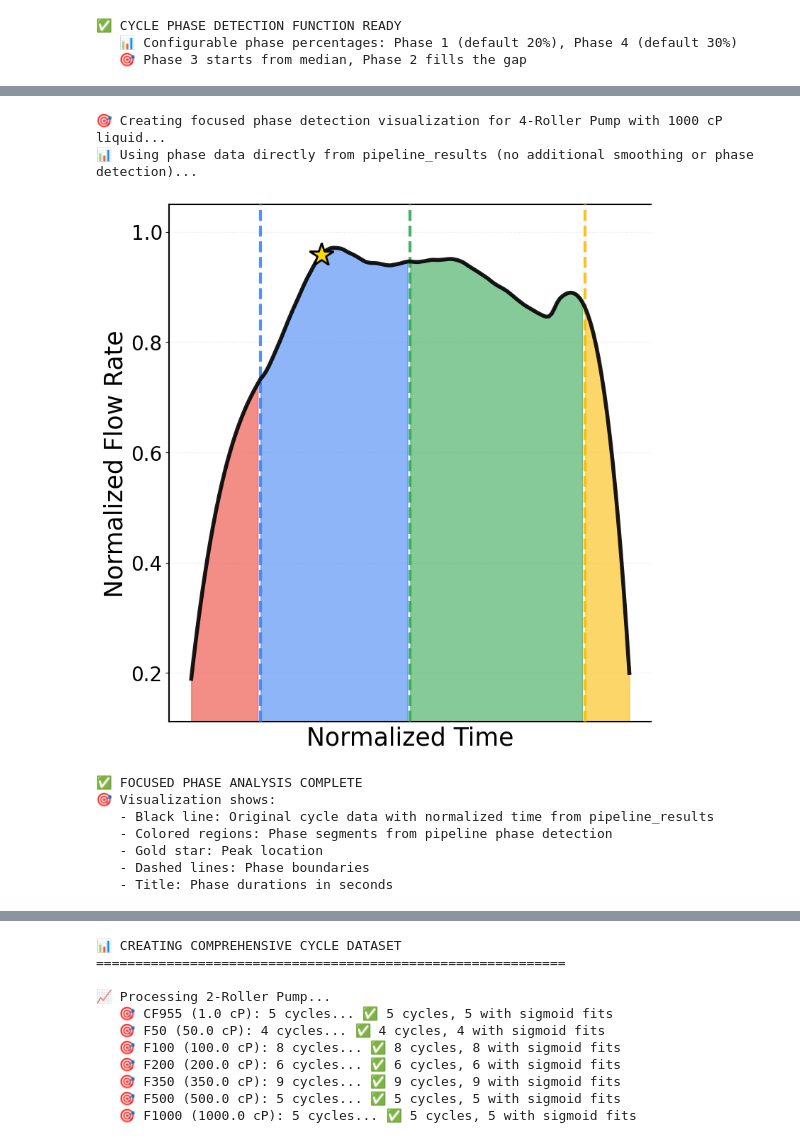
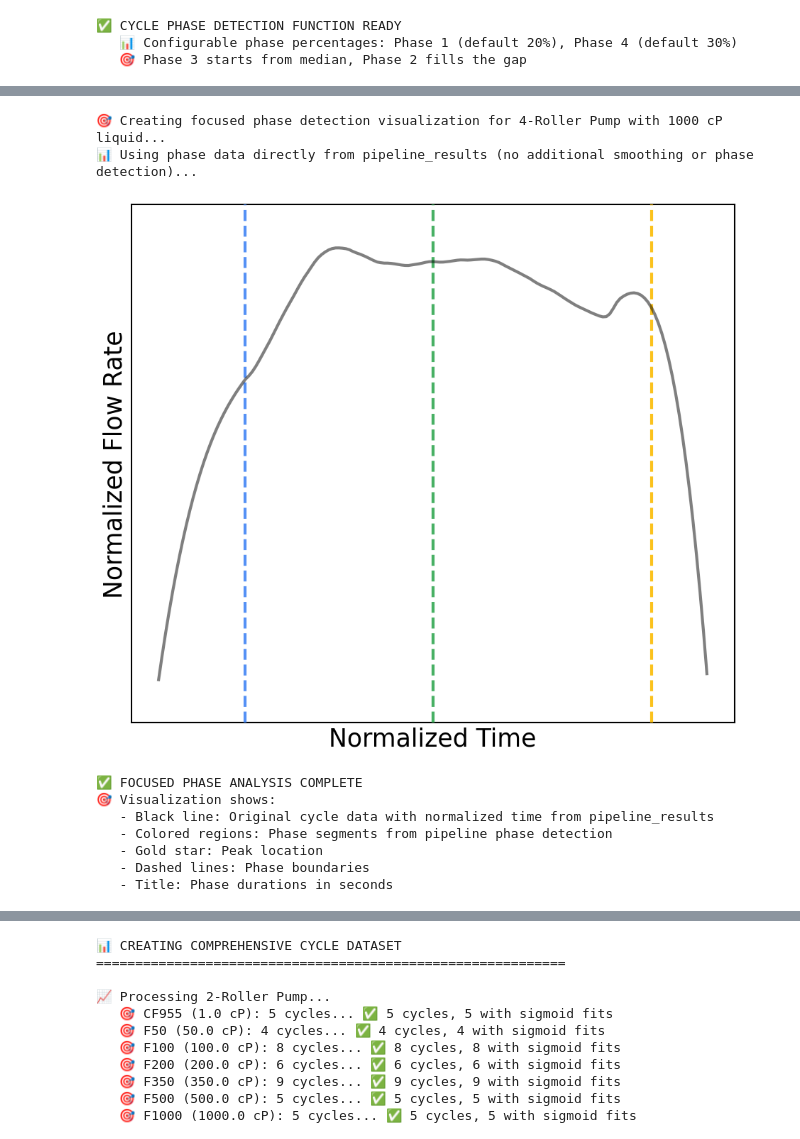
Before and after one commit to mahdi-rstgr/Micro_Liquid_Handling, a Jupyter notebook: Applications/Viscosity_estimation/apply_model_over_large_dataset.ipynb, the cells around one changed output, grey strips where cells are left out. Saved outputs shown, nothing was run; the diff lists cells and outputs as text; code cells hidden in the pictures.

```diff
--- a/Applications/Viscosity_estimation/apply_model_over_large_dataset.ipynb
+++ b/Applications/Viscosity_estimation/apply_model_over_large_dataset.ipynb
@@ -429,7 +429,7 @@ print(f"   🎯 Phase 3 starts from median, Phase 2 fills the gap")
 # SAVITZKY-GOLAY SMOOTHING FUNCTION
 # ===================================================================
 
-def Savitzky_Golay_filter(pipeline_results, window_length=51, polyorder=3):
+def Savitzky_Golay_filter(pipeline_results, window_length=11, polyorder=3):
     """
     Apply Savitzky-Golay filter to smooth the flow data in all detected cycles
 
@@ -1166,7 +1371,7 @@ def create_focused_phase_analysis(results, datasets_dict, target_pump='4-Roller
     }
 
     # Create single figure for phase detection
-    fig, ax = plt.subplots(1, 1, figsize=(8, 10))
+    fig, ax = plt.subplots(1, 1, figsize=(10, 10))
 
     # Get the specific dataset and liquid data
     if target_pump in results['datasets']:
@@ -1189,8 +1394,8 @@ def create_focused_phase_analysis(results, datasets_dict, target_pump='4-Roller
                     cycle_flow = cycle['cycle_flow']
 
                     # Plot cycle data as main line
-                    ax.plot(normalized_time, cycle_flow, color='black', linewidth=4,
-                            alpha=0.9, label='Cycle Data', zorder=5)
+                    ax.plot(normalized_time, cycle_flow, color='black', linewidth=3,
+                            alpha=0.5, label='Cycle Data', zorder=5)
 
                     # Plot phase segments with fill
                     phase_names = ['Phase 1', 'Phase 2', 'Phase 3', 'Phase 4']
@@ -1206,9 +1411,9 @@ def create_focused_phase_analysis(results, datasets_dict, target_pump='4-Roller
                             phase_flow = cycle_flow[start_idx:end_idx+1]
 
                             # Fill between with stronger alpha for better visibility
-                            ax.fill_between(phase_time, 0, phase_flow,
-                                           color=phase_colors[phase_key], alpha=0.6,
-                                           label=phase_name, zorder=2)
+                            #ax.fill_between(phase_time, 0, phase_flow,
+                            #               color=phase_colors[phase_key], alpha=0.6,
+                            #               label=phase_name, zorder=2)
 
                             # Add phase boundary lines with matching colors
                             if i > 0:
@@ -1216,12 +1421,12 @@ def create_focused_phase_analysis(results, datasets_dict, target_pump='4-Roller
                                           alpha=0.9, linestyle='--', linewidth=3, zorder=4)
 
                     # Mark peak with special marker
-                    peak_idx = phases['peak_idx']
-                    if peak_idx < len(normalized_time):
-                        ax.plot(normalized_time[peak_idx], cycle_flow[peak_idx],
-                                marker='*', color='gold', markersize=25,
-                                markeredgecolor='black', markeredgewidth=2,
-                                alpha=1.0, zorder=10, label='Peak Point')
+                    #peak_idx = phases['peak_idx']
+                    #if peak_idx < len(normalized_time):
+                    #    ax.plot(normalized_time[peak_idx], cycle_flow[peak_idx],
+                    #            marker='*', color='gold', markersize=25,
+                    #            markeredgecolor='black', markeredgewidth=2,
+                    #            alpha=1.0, zorder=10, label='Peak Point')
 
                     # Calculate phase durations for subtitle
                     phase_durations = {
@@ -1249,14 +1454,15 @@ def create_focused_phase_analysis(results, datasets_dict, target_pump='4-Roller
 
                     # Improve tick formatting
                     ax.set_xticks([])  # Remove x-axis numbers
-                    ax.tick_params(axis='y', labelsize=20)  # Set y-axis fontsize to 20
+                    #ax.tick_params(axis='y', labelsize=20)  # Set y-axis fontsize to 20
+                    ax.set_yticks([])  # Remove y-axis numbers
 
                     # Set solid black borders with thicker linewidth
                     for spine in ax.spines.values():
                         spine.set_color('black')
                         spine.set_linewidth(1.5)
                         spine.set_linestyle('-')
-                        ax.spines['right'].set_visible(False)
+                        #ax.spines['right'].set_visible(False)
 
 
                 else:
@@ -1287,34 +1493,34 @@ def create_focused_phase_analysis(results, datasets_dict, target_pump='4-Roller
         # Pump not found
         ax.text(0.5, 0.5, f'Pump {target_pump} Not Found',
                transform=ax.transAxes, ha='center', va='center',
                fontsize=18, color='gray', fontweight='bold')
         #ax.set_title(f'{target_pump}: Data Not Available', fontsize=16, fontweight='bold')
 
     plt.tight_layout()
     plt.subplots_adjust(top=0.85, bottom=0.12, left=0.10, right=0.95)
 
     return fig
 
 # Create and display the focused phase analysis
 print("🎯 Creating focused phase detection visualization for 4-Roller Pump with 1000 cP liquid...")
 print("📊 Using phase data directly from pipeline_results (no additional smoothing or phase detection)...")
 
 focused_analysis_fig = create_focused_phase_analysis(pipeline_results, datasets,
                                                    target_pump='4-Roller Pump',
                                                    target_liquid='F1000')
 plt.show()
 
 print("✅ FOCUSED PHASE ANALYSIS COMPLETE")
 print("🎯 Visualization shows:")
 print("   - Black line: Original cycle data with normalized time from pipeline_results")
 print("   - Colored regions: Phase segments from pipeline phase detection")
 print("   - Gold star: Peak location")
 print("   - Dashed lines: Phase boundaries")
 print("   - Title: Phase durations in seconds")
 # %% [output]
 🎯 Creating focused phase detection visualization for 4-Roller Pump with 1000 cP liquid...
 📊 Using phase data directly from pipeline_results (no additional smoothing or phase detection)...
-[figure, old version]
+[figure, new version]
 ✅ FOCUSED PHASE ANALYSIS COMPLETE
 🎯 Visualization shows:
    - Black line: Original cycle data with normalized time from pipeline_results
```
Also changed, not shown: parts of 11 cells of this notebook.
